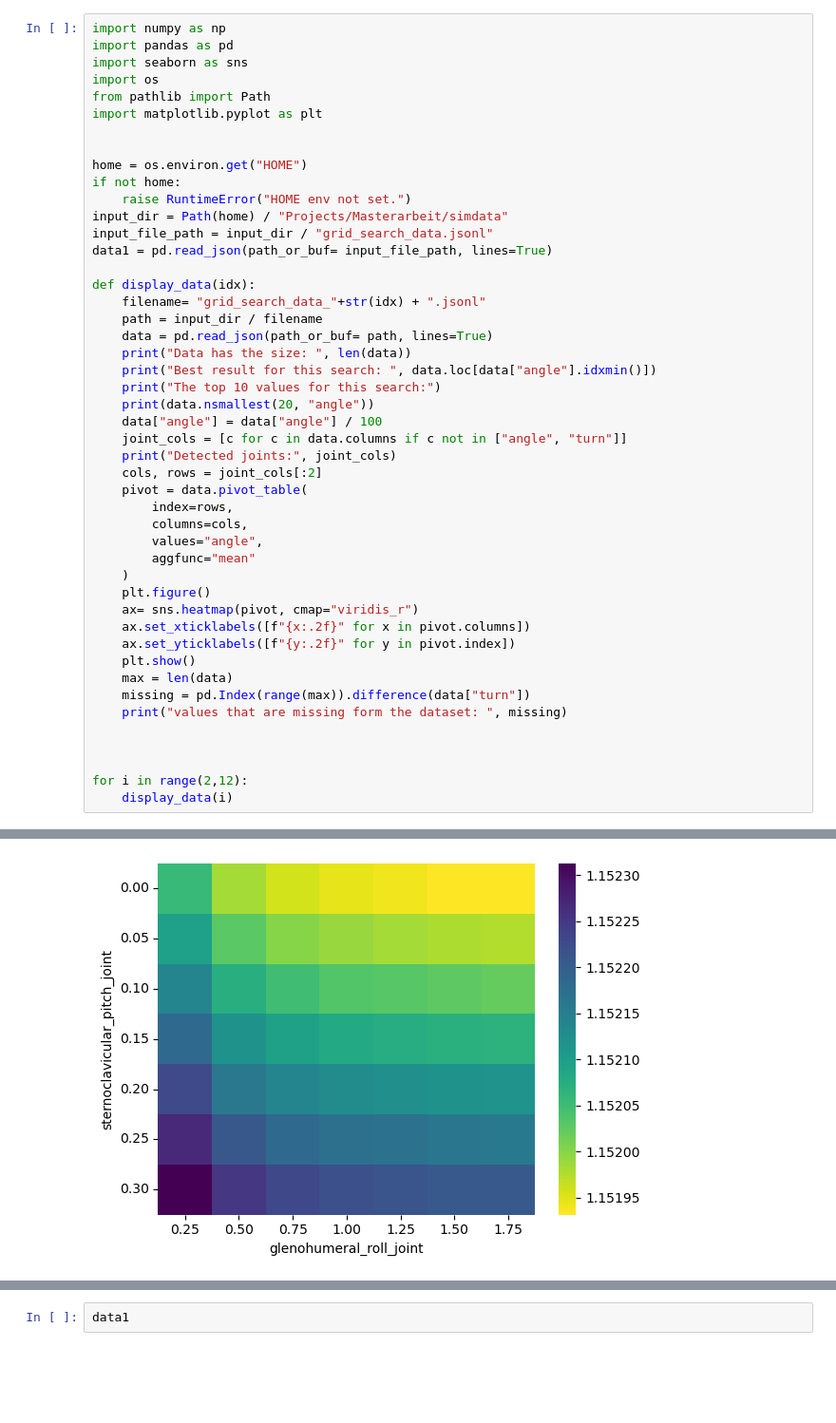
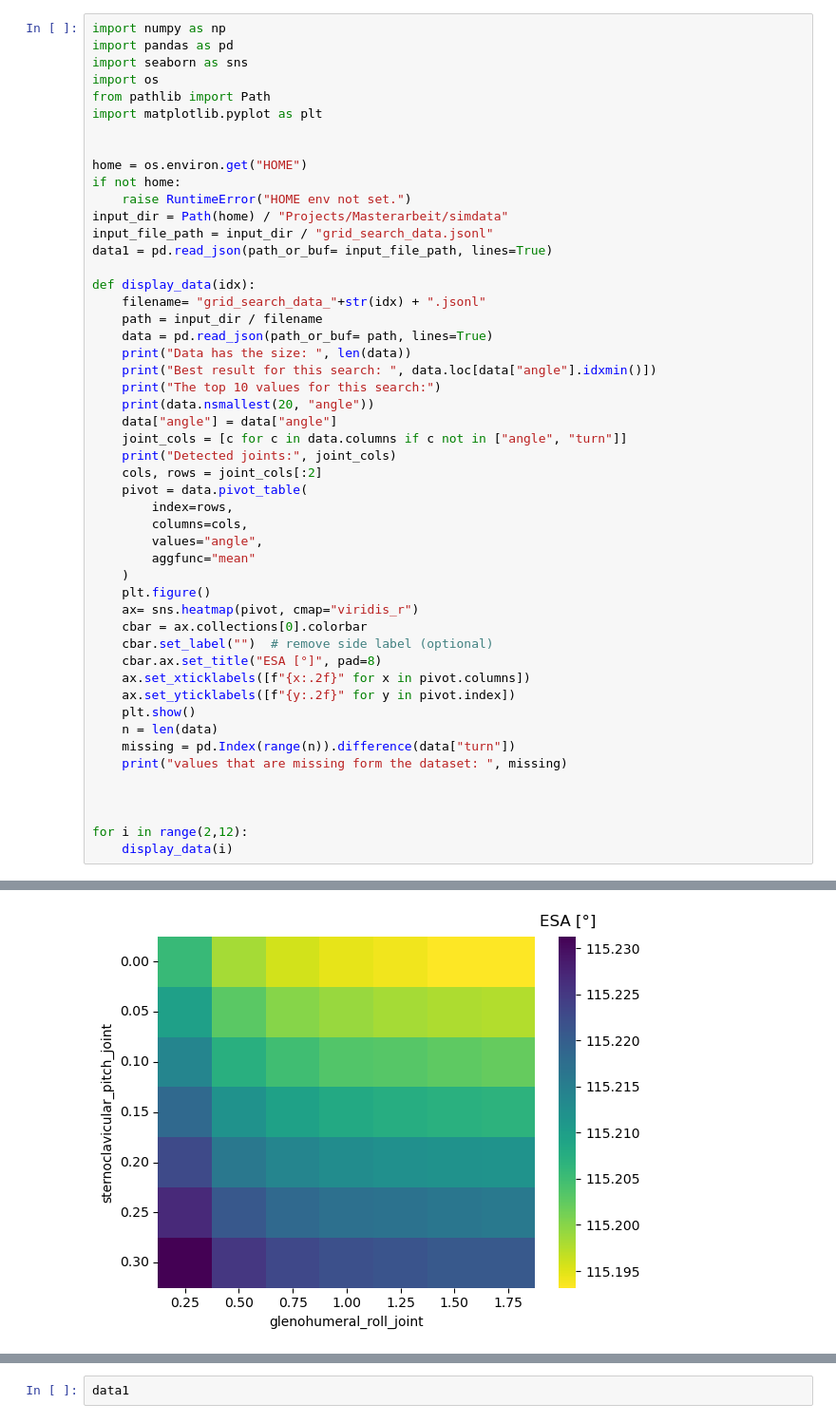
Before and after one commit to bj1110/Masterarbeit, a Jupyter notebook: eval/gridsearch_eval.ipynb, the cells around one changed output, grey strips where cells are left out. Shown at 95% size. Cells and saved outputs as stored; diff of their text form; blank space fills up the shorter version.

Commit message:
figure descriptions changed

```diff
--- a/eval/gridsearch_eval.ipynb
+++ b/eval/gridsearch_eval.ipynb
@@ -22,7 +22,7 @@ def display_data(idx):
     print("Best result for this search: ", data.loc[data["angle"].idxmin()])
     print("The top 10 values for this search:")
     print(data.nsmallest(20, "angle"))
-    data["angle"] = data["angle"] / 100
+    data["angle"] = data["angle"]
     joint_cols = [c for c in data.columns if c not in ["angle", "turn"]]
     print("Detected joints:", joint_cols)
     cols, rows = joint_cols[:2]
@@ -34,36 +34,39 @@ def display_data(idx):
     )
     plt.figure()
     ax= sns.heatmap(pivot, cmap="viridis_r")
+    cbar = ax.collections[0].colorbar
+    cbar.set_label("")  # remove side label (optional)
+    cbar.ax.set_title("ESA [°]", pad=8)
     ax.set_xticklabels([f"{x:.2f}" for x in pivot.columns])
     ax.set_yticklabels([f"{y:.2f}" for y in pivot.index])
     plt.show()
-    max = len(data)
-    missing = pd.Index(range(max)).difference(data["turn"])
+    n = len(data)
+    missing = pd.Index(range(n)).difference(data["turn"])
     print("values that are missing form the dataset: ", missing)
 
 
 
 for i in range(2,12):
     display_data(i)
 # %% [output]
 Data has the size:  49
 Best result for this search:  angle                           115.193177
 glenohumeral_roll_joint           1.750000
 sternoclavicular_pitch_joint      0.000000
 turn                             42.000000
 Name: 42, dtype: float64
 The top 10 values for this search:
          angle  glenohumeral_roll_joint  sternoclavicular_pitch_joint  turn
 42  115.193177                     1.75                          0.00    42
 35  115.193285                     1.50                          0.00    35
 28  115.193992                     1.25                          0.00    28
 21  115.194580                     1.00                          0.00    21
 ... (13 lines left out)
 0   115.205613                     0.25                          0.00     0
 45  115.206843                     1.75                          0.15    45
 38  115.207156                     1.50                          0.15    38
 Detected joints: ['glenohumeral_roll_joint', 'sternoclavicular_pitch_joint']
-[figure, old version]
+[figure, new version]
 values that are missing form the dataset:  RangeIndex(start=0, stop=0, step=1)
 Data has the size:  27
 Best result for this search:  angle                           115.204589
```
Also changed, not shown: parts of 1 cell of this notebook, 2 other files.
